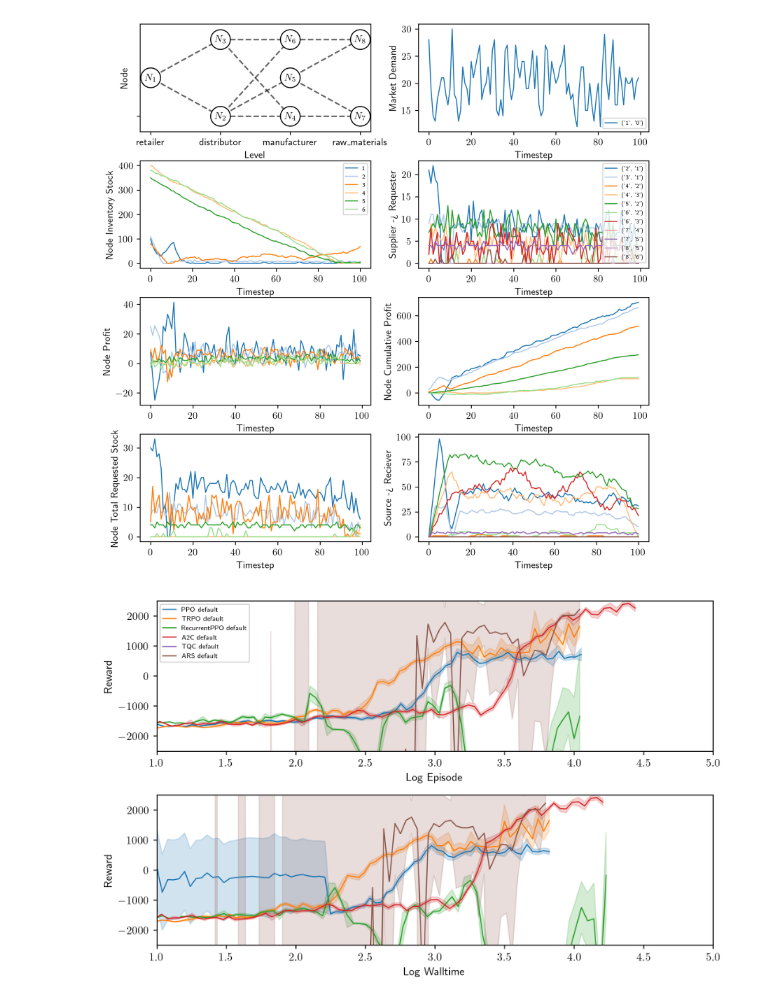
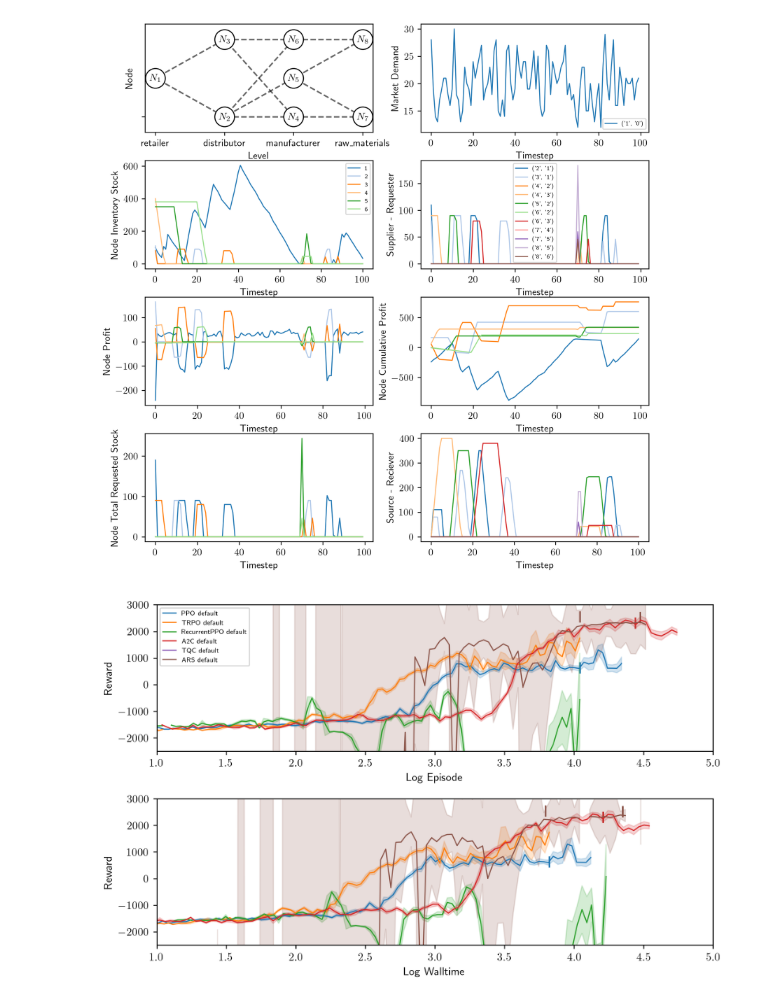
Before and after one commit to nathanhigginbotham/ChainRL2, a Jupyter notebook: plot.ipynb, the cells around one changed output. Cells and saved outputs as stored; diff of their text form; code cells hidden in the pictures.

```diff
--- a/plot.ipynb
+++ b/plot.ipynb
@@ -157,9 +157,9 @@ def plot_episode(env_name, algo_name, name):
     fig.show()
 
 #plot_network('NetworkManagement-v1-100')
-plot_episode('NetworkManagement-v1-100', 'TRPO', 'default')
+plot_episode('NetworkManagement-v1-100', 'ARS', 'default')
 # %% [output]
-[figure, old version]
+[figure, new version]
 # %%
 def plot_training_curves(env_name, model_names, xlims, ylims):
     fig, ax = plt.subplots(nrows=2, ncols=1)
@@ -174,7 +174,7 @@ def plot_training_curves(env_name, model_names, xlims, ylims):
         algorithm_name, name = model_name
         data = pd.read_csv(f'./data/{env_name}/{algorithm_name}/{name}/monitor.csv', skiprows=1)
 
-        num_bins = 100
+        num_bins = 128
         ep_binned_mean_r = binned_statistic(np.log10(np.arange(len(data['r'])) + 1), data['r'], 'mean', num_bins)
         ep_binned_std_r = binned_statistic(np.log10(np.arange(len(data['r'])) + 1), data['r'], 'std', num_bins)
 
@@ -183,44 +183,59 @@ def plot_training_curves(env_name, model_names, xlims, ylims):
         ax[0].fill_between(ep_binned_mean_r.bin_edges[1:], ep_binned_mean_r.statistic + ep_binned_std_r.statistic,
                            ep_binned_mean_r.statistic - ep_binned_std_r.statistic, color=cmap(i), alpha=alpha)
 
-        num_bins = 100
-        t_binned_mean_r = binned_statistic(np.log10(data['t']), data['r'], 'mean', num_bins)
-        t_binned_std_r = binned_statistic(np.log10(data['t']), data['r'], 'std', num_bins)
+        r = data['r'].to_numpy()
+        t_raw = data['t'].to_numpy()
+        t = t_raw.copy()
+        restart_idxs = np.where(np.diff(t) < 0)[0]
+        restart_ts = np.zeros(len(restart_idxs))
+        restart_rs = np.zeros(len(restart_idxs))
+
+        for j, idx in enumerate(restart_idxs):
+            t[idx+1:] = t[idx+1:] + t[idx]
+            restart_ts[j] = t[idx]
+            restart_rs[j] = r[idx]
+
+        num_bins = 128
+        t_binned_mean_r = binned_statistic(np.log10(t), r, 'mean', num_bins)
+        t_binned_std_r = binned_statistic(np.log10(t), r, 'std', num_bins)
 
         ax[1].plot(t_binned_mean_r.bin_edges[1:], t_binned_mean_r.statistic,
             linewidth=linewidth, label=algorithm_name + ' ' + name, color=cmap(i))
         ax[1].fill_between(t_binned_mean_r.bin_edges[1:], t_binned_mean_r.statistic + t_binned_std_r.statistic,
                            t_binned_mean_r.statistic - t_binned_std_r.statistic, color=cmap(i), alpha=alpha)
+
+        ax[0].scatter(np.log10(restart_idxs), restart_rs, color=cmap(i), s=100, marker='|')
+        ax[1].scatter(np.log10(restart_ts), restart_rs, color=cmap(i), s=100, marker='|')
 
         # ax[1].plot(data['t'], data['r'], linewidth=linewidth, alpha=0.4, color=colors[i]))
 
     ax[0].legend(fontsize=6)
 
     ax[0].set_xlabel('Log Episode')
     ax[0].set_ylabel('Reward')
 
     ax[1].set_xlabel('Log Walltime')
     ax[1].set_ylabel('Reward')
 
     ax[0].set_xlim(*xlims)
     ax[1].set_xlim(*xlims)
 
     ax[0].set_ylim(*ylims)
     ax[1].set_ylim(*ylims)
 
     fig.tight_layout()
 
     save_dir = f'./figures/{env_name}/'
 
     if not os.path.exists(save_dir):
         os.makedirs(save_dir)
 
     fig.savefig(save_dir + 'training.pdf')
     fig.show()
 
 models = [('PPO', 'default'), ('TRPO', 'default'), ('RecurrentPPO', 'default'), ('A2C', 'default'), ('TQC', 'default'), ('ARS', 'default')]
 
-plot_training_curves('NetworkManagement-v1-100', models, (1, 5), (-2500, 2500))
+plot_training_curves('NetworkManagement-v1-100', models, (1, 5), (-2500, 3000))
 #plot_training_curves('InvManagement-v1', models)
 # %% [output]
-[figure, old version]
+[figure, new version]
```
Also changed, not shown: 9 other files.
